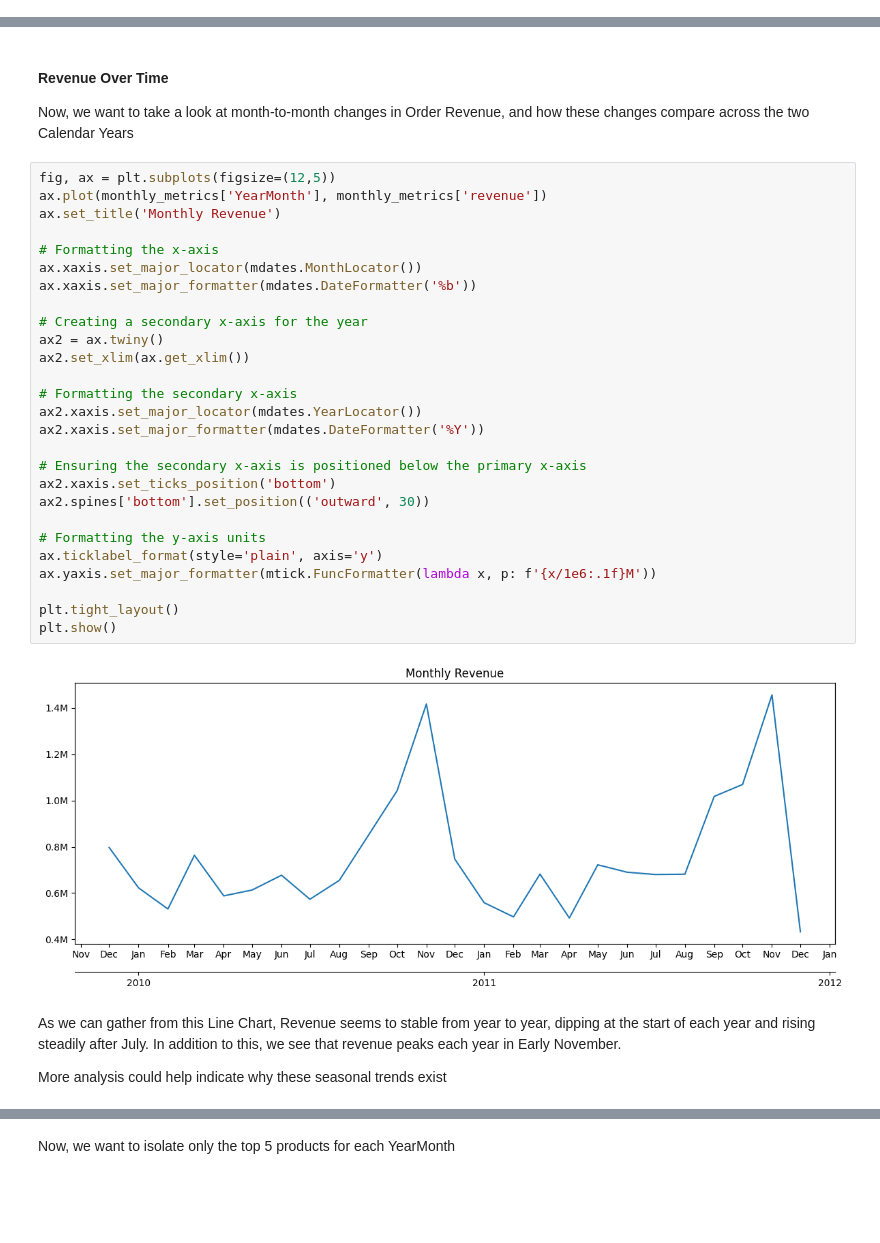
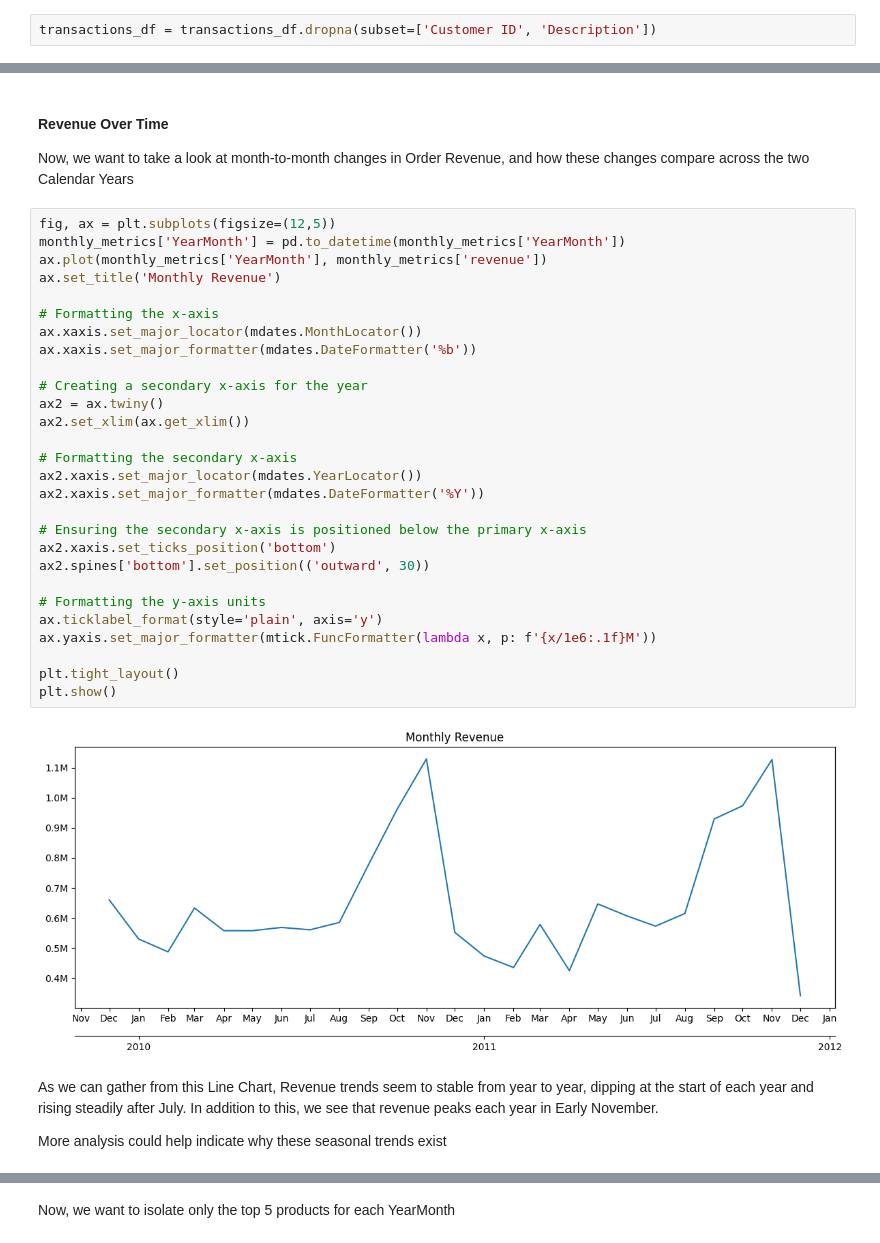
Before and after one commit to ahimranVT/retail-analytics-platform, a Jupyter notebook: notebooks/explore_transactions.ipynb, the cells around one changed output, grey strips where cells are left out. Drawn from its saved outputs; the diff is of its cells as text; blank space fills up the shorter version.

```diff
--- a/notebooks/explore_transactions.ipynb
+++ b/notebooks/explore_transactions.ipynb
@@ -56,3 +81,5 @@ Number of rows after removing duplicates: 1033036
+# %%
+transactions_df = transactions_df.dropna(subset=['Customer ID', 'Description'])
 # %% [markdown]
 #### Monthly Order Metrics ####
 
@@ -89,35 +116,36 @@ monthly_metrics.head()
 Now, we want to take a look at month-to-month changes in Order Revenue, and how these changes compare across the two Calendar Years
 # %%
 fig, ax = plt.subplots(figsize=(12,5))
+monthly_metrics['YearMonth'] = pd.to_datetime(monthly_metrics['YearMonth'])
 ax.plot(monthly_metrics['YearMonth'], monthly_metrics['revenue'])
 ax.set_title('Monthly Revenue')
 
 # Formatting the x-axis
 ax.xaxis.set_major_locator(mdates.MonthLocator())
 ax.xaxis.set_major_formatter(mdates.DateFormatter('%b'))
 
 # Creating a secondary x-axis for the year
 ax2 = ax.twiny()
 ax2.set_xlim(ax.get_xlim())
 
 # Formatting the secondary x-axis
 ax2.xaxis.set_major_locator(mdates.YearLocator())
 ax2.xaxis.set_major_formatter(mdates.DateFormatter('%Y'))
 
 # Ensuring the secondary x-axis is positioned below the primary x-axis
 ax2.xaxis.set_ticks_position('bottom')
 ax2.spines['bottom'].set_position(('outward', 30))
 
 # Formatting the y-axis units
 ax.ticklabel_format(style='plain', axis='y')
 ax.yaxis.set_major_formatter(mtick.FuncFormatter(lambda x, p: f'{x/1e6:.1f}M'))
 
 plt.tight_layout()
 plt.show()
 # %% [output]
-[figure, old version]
+[figure, new version]
 # %% [markdown]
-As we can gather from this Line Chart, Revenue seems to stable from year to year, dipping at the start of each year and rising steadily after July.
+As we can gather from this Line Chart, Revenue trends seem to stable from year to year, dipping at the start of each year and rising steadily after July.
 In addition to this, we see that revenue peaks each year in Early November.
 
 More analysis could help indicate why these seasonal trends exist
```
Also changed, not shown: parts of 14 cells of this notebook.
